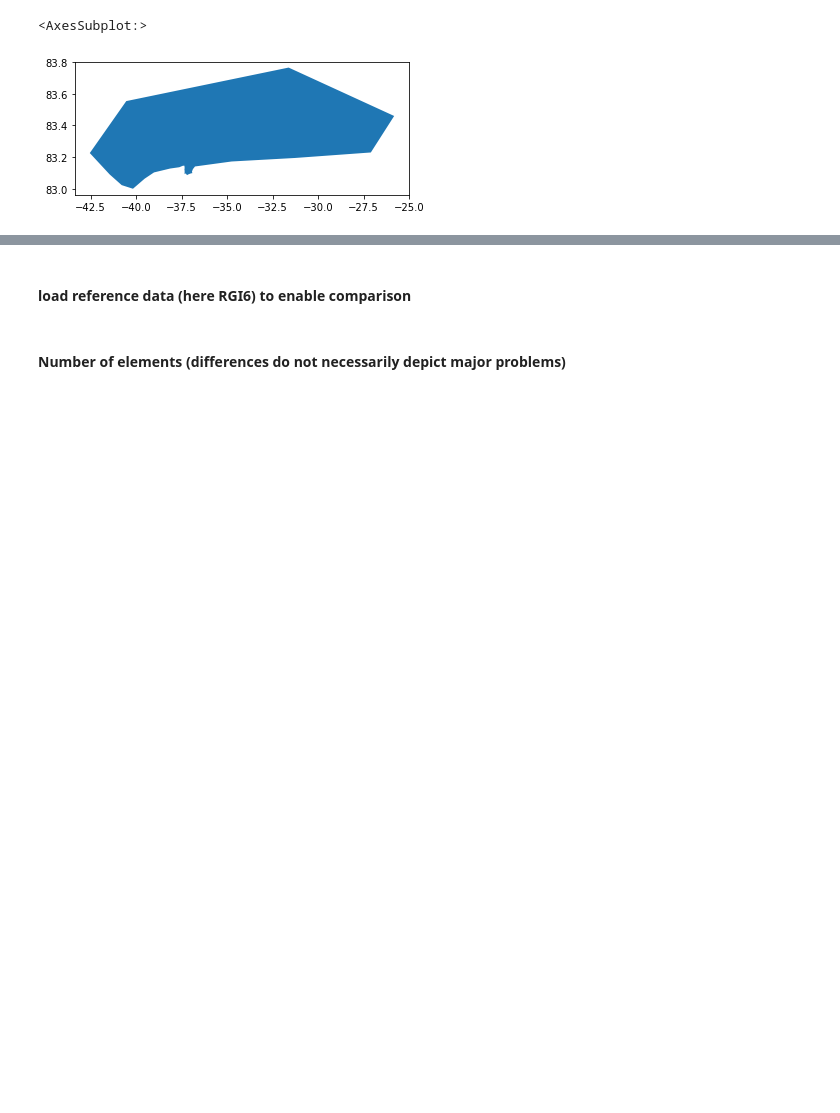
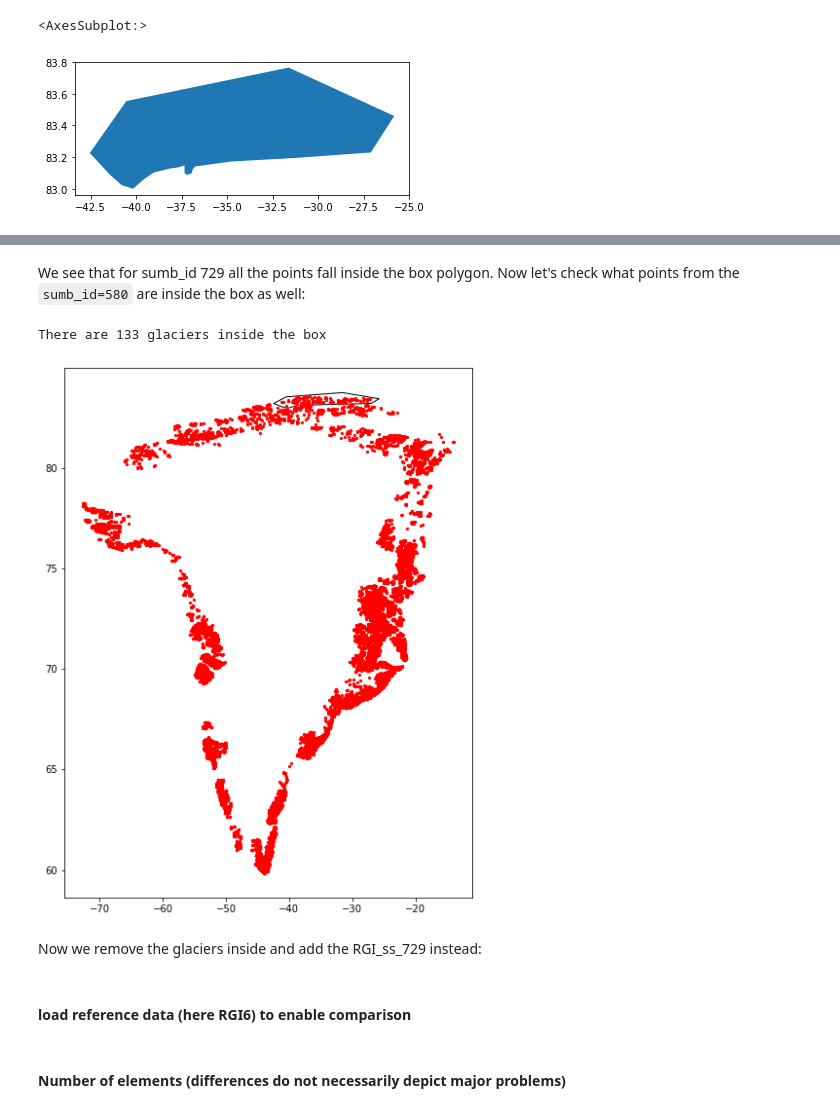
Before and after one commit to GLIMS-RGI/rgi7_scripts, a Jupyter notebook: workflow/RGI05.ipynb, the cells around one changed output, grey strips where cells are left out. Cells and saved outputs as stored; diff of their text form; code cells hidden in the pictures; blank space fills up the shorter version.

```diff
--- a/workflow/RGI05.ipynb
+++ b/workflow/RGI05.ipynb
@@ -165,0 +172,15 @@ Length: 716, dtype: bool
+# %% [markdown]
+We see that for sumb_id 729 all the points fall inside the box polygon.
+Now let's check what points from the `sumb_id=580` are inside the box as well:
+# %%
+RGI_ss = gpd.GeoDataFrame(RGI_ss, geometry=gpd.points_from_xy(RGI_ss.CenLon, RGI_ss.CenLat, crs=shp.crs))
+
+base = shp.plot(color='white', edgecolor='black', figsize=(20, 10))
+RGI_ss.geometry.plot(ax=base, marker='o', color='red', markersize=5)
+
+print("There are " + str(RGI_ss.geometry.within(shp.geometry.iloc[0]).sum()) + ' glaciers inside the box')
+# %% [output]
+There are 133 glaciers inside the box
+[figure, added]
+# %% [markdown]
+Now we remove the glaciers inside and add the RGI_ss_729 instead:
```
Also changed, not shown: parts of 13 cells of this notebook.
